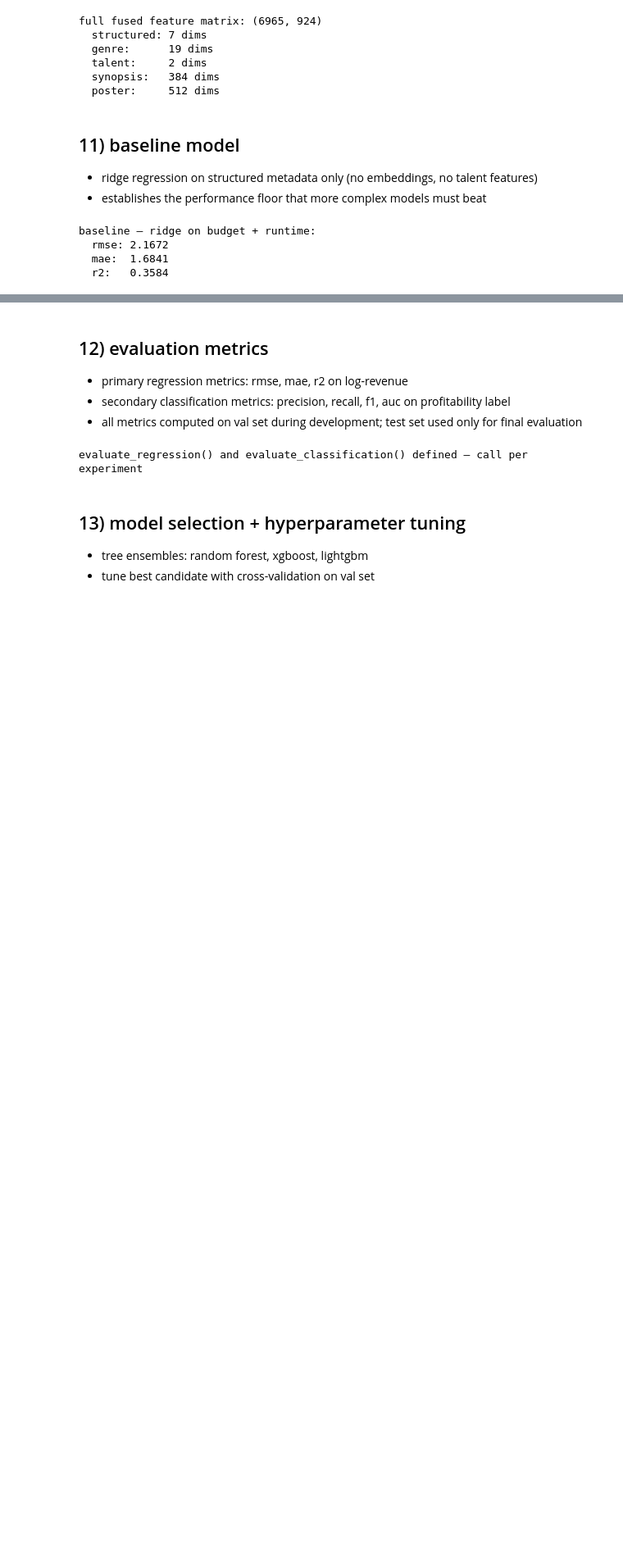
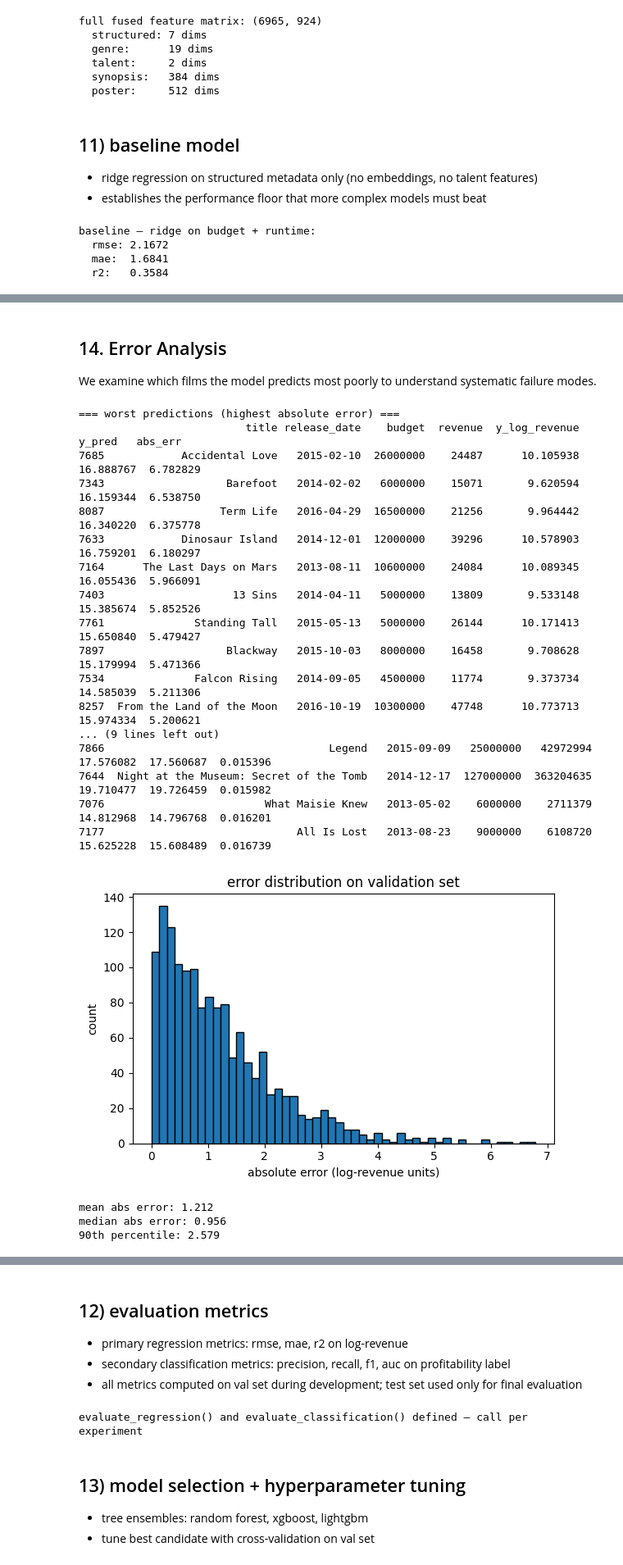
Before and after one commit to oliespineira/ML-project, a Jupyter notebook: notebook.ipynb, the cells around one changed output, grey strips where cells are left out. Shown at 82% size. Drawn from its saved outputs; the diff is of its cells as text; code cells hidden in the pictures; blank space fills up the shorter version.

```diff
--- a/notebook.ipynb
+++ b/notebook.ipynb
@@ -1069,0 +1235,53 @@ baseline — ridge on budget + runtime:
+# %% [markdown]
+## 14. Error Analysis
+
+We examine which films the model predicts most poorly to understand
+systematic failure modes.
+# %%
+val_errors = val_df.copy()
+val_errors["y_pred"]  = lgb_model.predict(X_val_full)
+val_errors["abs_err"] = np.abs(val_errors["y_pred"] - val_errors["y_log_revenue"])
+
+cols = ["title", "release_date", "budget", "revenue", "y_log_revenue", "y_pred", "abs_err"]
+
+print("=== worst predictions (highest absolute error) ===")
+print(val_errors.nlargest(10, "abs_err")[cols].to_string())
+
+print("\n=== best predictions (lowest absolute error) ===")
+print(val_errors.nsmallest(10, "abs_err")[cols].to_string())
+
+# error distribution plot
+plt.figure(figsize=(6, 4))
+plt.hist(val_errors["abs_err"], bins=50, edgecolor="k")
+plt.xlabel("absolute error (log-revenue units)")
+plt.ylabel("count")
+plt.title("error distribution on validation set")
+plt.tight_layout()
+plt.savefig(OUTPUT_DIR / "error_distribution.png", dpi=100)
+plt.show()
+
+print(f"\nmean abs error: {val_errors['abs_err'].mean():.3f}")
+print(f"median abs error: {val_errors['abs_err'].median():.3f}")
+print(f"90th percentile: {val_errors['abs_err'].quantile(0.9):.3f}")
+# %% [output]
+=== worst predictions (highest absolute error) ===
+                          title release_date    budget  revenue  y_log_revenue     y_pred   abs_err
+7685            Accidental Love   2015-02-10  26000000    24487      10.105938  16.888767  6.782829
+7343                   Barefoot   2014-02-02   6000000    15071       9.620594  16.159344  6.538750
+8087                  Term Life   2016-04-29  16500000    21256       9.964442  16.340220  6.375778
+7633            Dinosaur Island   2014-12-01  12000000    39296      10.578903  16.759201  6.180297
+7164      The Last Days on Mars   2013-08-11  10600000    24084      10.089345  16.055436  5.966091
+7403                    13 Sins   2014-04-11   5000000    13809       9.533148  15.385674  5.852526
+7761              Standing Tall   2015-05-13   5000000    26144      10.171413  15.650840  5.479427
+7897                   Blackway   2015-10-03   8000000    16458       9.708628  15.179994  5.471366
+7534              Falcon Rising   2014-09-05   4500000    11774       9.373734  14.585039  5.211306
+8257  From the Land of the Moon   2016-10-19  10300000    47748      10.773713  15.974334  5.200621
+... (9 lines left out)
+7866                                   Legend   2015-09-09   25000000   42972994      17.576082  17.560687  0.015396
+7644  Night at the Museum: Secret of the Tomb   2014-12-17  127000000  363204635      19.710477  19.726459  0.015982
+7076                         What Maisie Knew   2013-05-02    6000000    2711379      14.812968  14.796768  0.016201
+7177                              All Is Lost   2013-08-23    9000000    6108720      15.625228  15.608489  0.016739
+[figure, added]
+mean abs error: 1.212
+median abs error: 0.956
+90th percentile: 2.579
```
Also changed, not shown: parts of 11 cells of this notebook.
